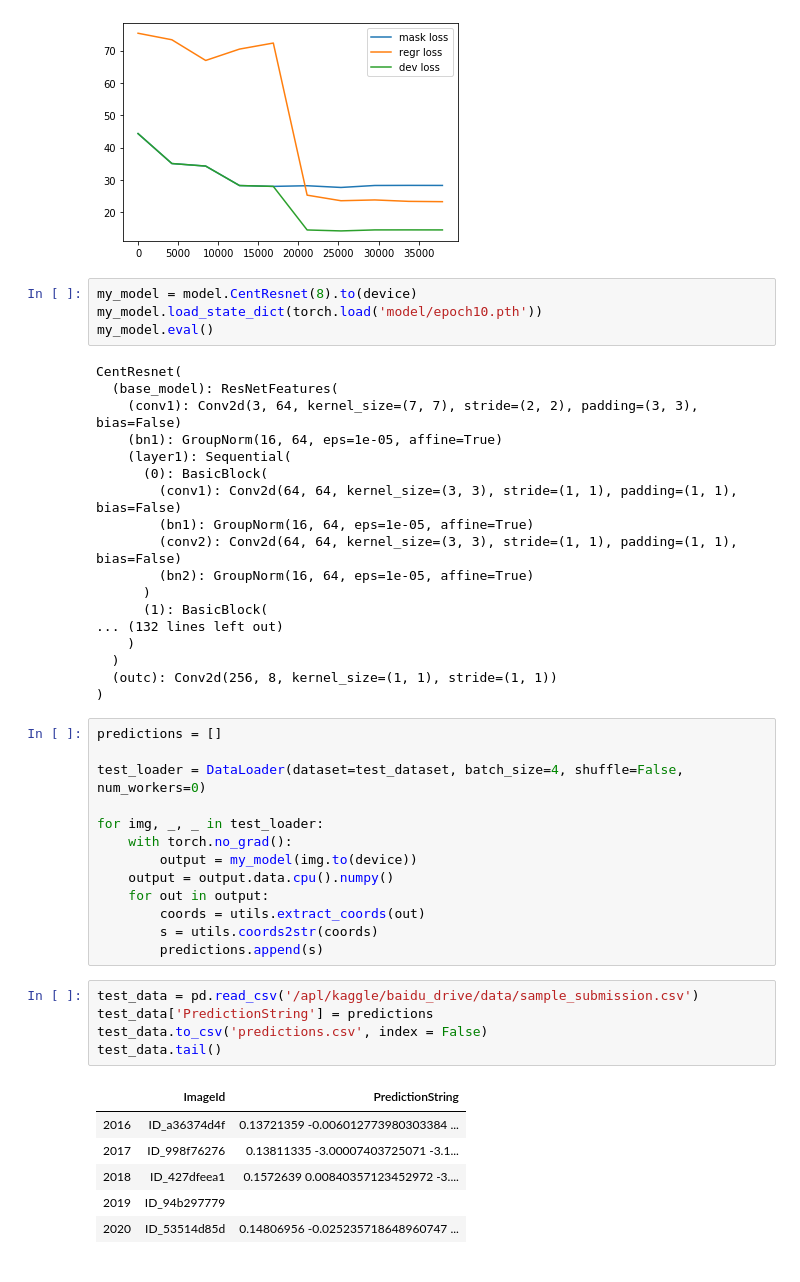
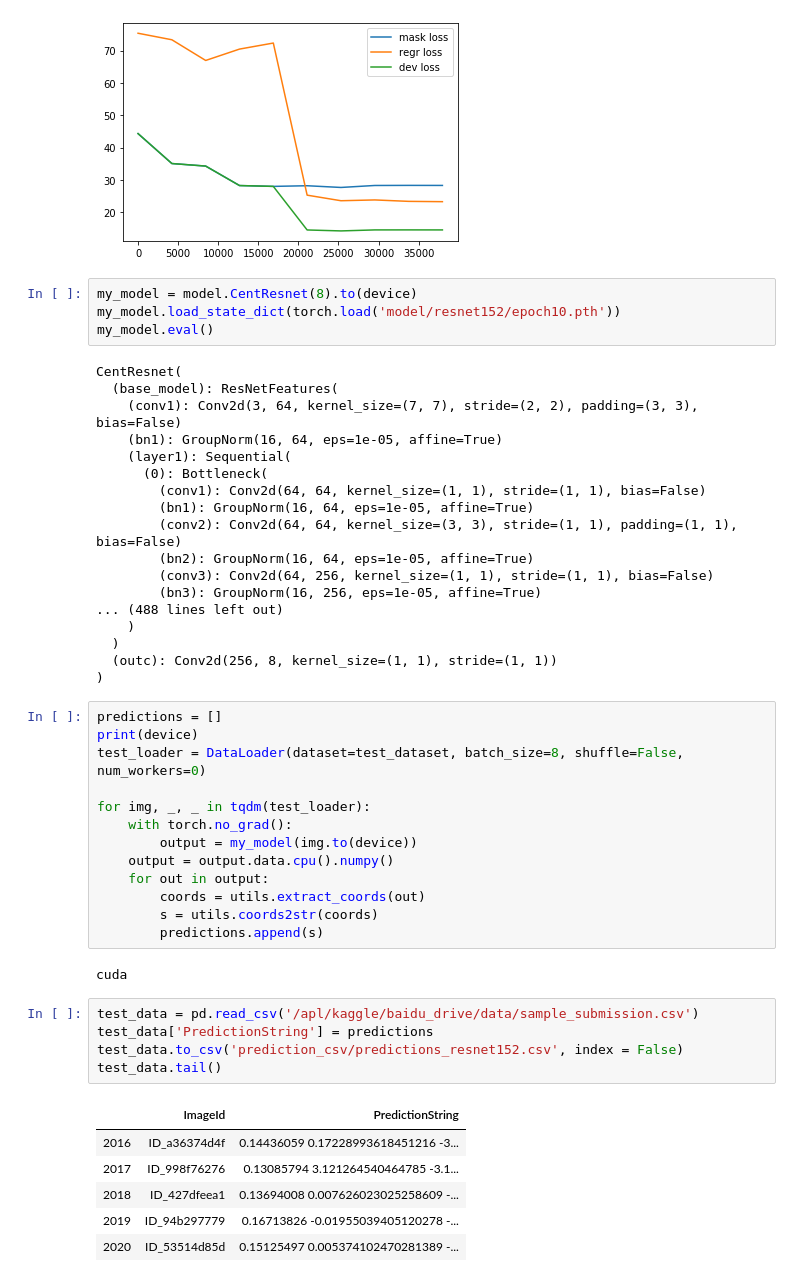
Before and after one commit to sakamoto-kosuke/CenterResnet, a Jupyter notebook: make_submission.ipynb, the cells around one changed output. Saved outputs shown, nothing was run; the diff lists cells and outputs as text.

```diff
--- a/make_submission.ipynb
+++ b/make_submission.ipynb
@@ -53,7 +54,7 @@ plt.show()
 [figure]
 # %%
 my_model = model.CentResnet(8).to(device)
-my_model.load_state_dict(torch.load('model/epoch10.pth'))
+my_model.load_state_dict(torch.load('model/resnet152/epoch10.pth'))
 my_model.eval()
 # %% [output]
 CentResnet(
@@ -61,24 +62,24 @@ CentResnet(
     (conv1): Conv2d(3, 64, kernel_size=(7, 7), stride=(2, 2), padding=(3, 3), bias=False)
     (bn1): GroupNorm(16, 64, eps=1e-05, affine=True)
     (layer1): Sequential(
-      (0): BasicBlock(
-        (conv1): Conv2d(64, 64, kernel_size=(3, 3), stride=(1, 1), padding=(1, 1), bias=False)
+      (0): Bottleneck(
+        (conv1): Conv2d(64, 64, kernel_size=(1, 1), stride=(1, 1), bias=False)
         (bn1): GroupNorm(16, 64, eps=1e-05, affine=True)
         (conv2): Conv2d(64, 64, kernel_size=(3, 3), stride=(1, 1), padding=(1, 1), bias=False)
         (bn2): GroupNorm(16, 64, eps=1e-05, affine=True)
-      )
-      (1): BasicBlock(
-... (132 lines left out)
+        (conv3): Conv2d(64, 256, kernel_size=(1, 1), stride=(1, 1), bias=False)
+        (bn3): GroupNorm(16, 256, eps=1e-05, affine=True)
+... (488 lines left out)
     )
   )
   (outc): Conv2d(256, 8, kernel_size=(1, 1), stride=(1, 1))
 )
 # %%
 predictions = []
+print(device)
+test_loader = DataLoader(dataset=test_dataset, batch_size=8, shuffle=False, num_workers=0)
 
-test_loader = DataLoader(dataset=test_dataset, batch_size=4, shuffle=False, num_workers=0)
-
-for img, _, _ in test_loader:
+for img, _, _ in tqdm(test_loader):
     with torch.no_grad():
         output = my_model(img.to(device))
     output = output.data.cpu().numpy()
@@ -86,15 +87,17 @@ for img, _, _ in test_loader:
         coords = utils.extract_coords(out)
         s = utils.coords2str(coords)
         predictions.append(s)
+# %% [output]
+cuda
 # %%
 test_data = pd.read_csv('/apl/kaggle/baidu_drive/data/sample_submission.csv')
 test_data['PredictionString'] = predictions
-test_data.to_csv('predictions.csv', index = False)
+test_data.to_csv('prediction_csv/predictions_resnet152.csv', index = False)
 test_data.tail()
 # %% [output]
 |  | ImageId | PredictionString |
-| 2016 | ID_a36374d4f | 0.13721359 -0.006012773980303384 ... |
-| 2017 | ID_998f76276 | 0.13811335 -3.00007403725071 -3.1... |
-| 2018 | ID_427dfeea1 | 0.1572639 0.00840357123452972 -3.... |
-| 2019 | ID_94b297779 |  |
-| 2020 | ID_53514d85d | 0.14806956 -0.025235718648960747 ... |
+| 2016 | ID_a36374d4f | 0.14436059 0.17228993618451216 -3... |
+| 2017 | ID_998f76276 | 0.13085794 3.121264540464785 -3.1... |
+| 2018 | ID_427dfeea1 | 0.13694008 0.007626023025258609 -... |
+| 2019 | ID_94b297779 | 0.16713826 -0.01955039405120278 -... |
+| 2020 | ID_53514d85d | 0.15125497 0.005374102470281389 -... |
```
Also changed, not shown: parts of 1 cell of this notebook, 1 other file.
